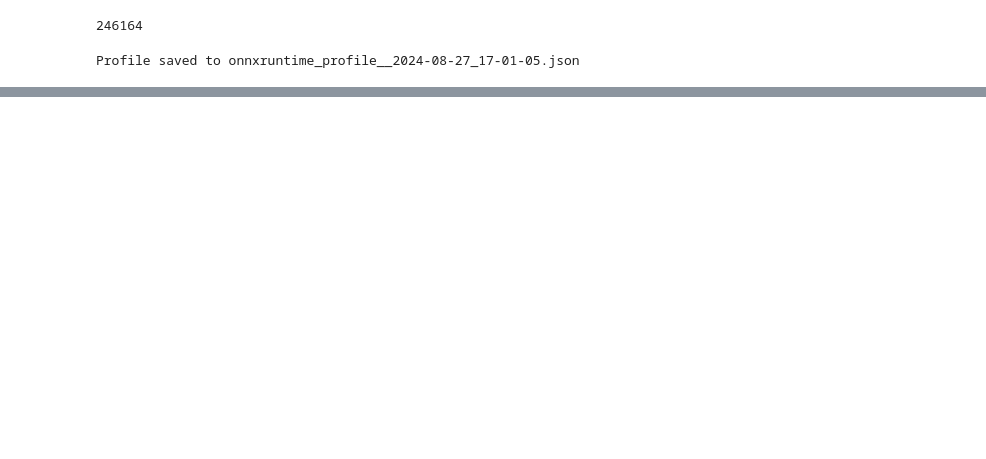
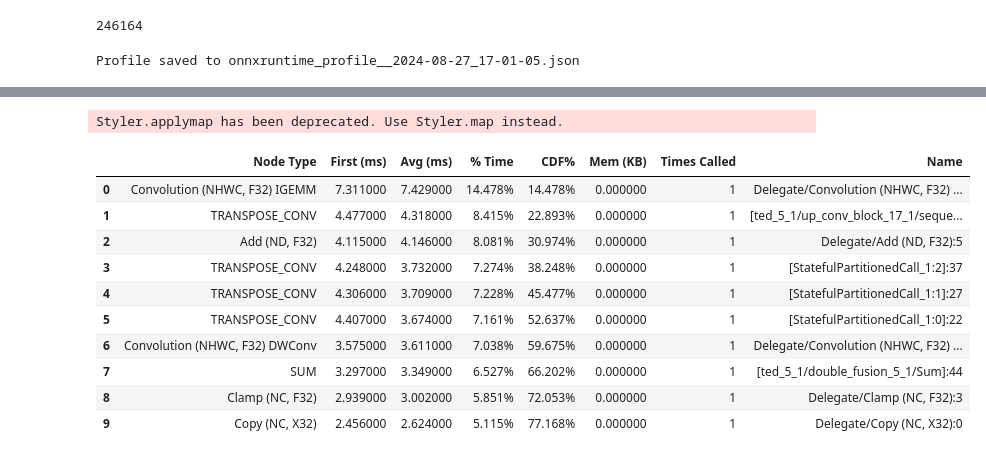
Before and after one commit to TrillionHQ/ContourModels, a Jupyter notebook: tflite_models/Untitled.ipynb, the cells around one changed output, grey strips where cells are left out. Saved outputs shown, nothing was run; the diff lists cells and outputs as text; code cells hidden in the pictures; blank space fills up the shorter version.

```diff
--- a/tflite_models/Untitled.ipynb
+++ b/tflite_models/Untitled.ipynb
@@ -204,0 +225,64 @@ Profile saved to onnxruntime_profile__2024-08-27_17-01-05.json
+# %%
+import pandas as pd
+import matplotlib.pyplot as plt
+import seaborn as sns
+from matplotlib.colors import LinearSegmentedColormap
+
+# Создание DataFrame с вашими данными
+data = {
+    "Node Type": [
+        "Convolution (NHWC, F32) IGEMM",
+        "TRANSPOSE_CONV",
+        "Add (ND, F32)",
+        "TRANSPOSE_CONV",
+        "TRANSPOSE_CONV",
+        "TRANSPOSE_CONV",
+        "Convolution (NHWC, F32) DWConv",
+        "SUM",
+        "Clamp (NC, F32)",
+        "Copy (NC, X32)"
+    ],
+    "First (ms)": [7.311, 4.477, 4.115, 4.248, 4.306, 4.407, 3.575, 3.297, 2.939, 2.456],
+    "Avg (ms)": [7.429, 4.318, 4.146, 3.732, 3.709, 3.674, 3.611, 3.349, 3.002, 2.624],
+    "% Time": ["14.478%", "8.415%", "8.081%", "7.274%", "7.228%", "7.161%", "7.038%", "6.527%", "5.851%", "5.115%"],
+    "CDF%": ["14.478%", "22.893%", "30.974%", "38.248%", "45.477%", "52.637%", "59.675%", "66.202%", "72.053%", "77.168%"],
+    "Mem (KB)": [0.000] * 10,
+    "Times Called": [1] * 10,
+    "Name": [
+        "Delegate/Convolution (NHWC, F32) IGEMM:2",
+        "[ted_5_1/up_conv_block_17_1/sequential_17_1/conv2d_transpose_22_1/add;ted_5_1/up_conv_block_17_1/sequential_17_1/conv2d_transpose_22_1/conv_transpose;]:32",
+        "Delegate/Add (ND, F32):5",
+        "[StatefulPartitionedCall_1:2]:37",
+        "[StatefulPartitionedCall_1:1]:27",
+        "[StatefulPartitionedCall_1:0]:22",
+        "Delegate/Convolution (NHWC, F32) DWConv:4",
+        "[ted_5_1/double_fusion_5_1/Sum]:44",
+        "Delegate/Clamp (NC, F32):3",
+        "Delegate/Copy (NC, X32):0"
+    ]
+}
+
+df = pd.DataFrame(data)
+
+# Создание пользовательской цветовой карты от белого к красному
+cmap = LinearSegmentedColormap.from_list('white_red', ['white', 'red'])
+
+# Применение условного форматирования к DataFrame
+def color_scale(val):
+    return f'background-color: {cmap(val / df["Avg (ms)"].max())}'
+
+styled_df = df.style.applymap(color_scale, subset=['Avg (ms)'])
+styled_df
+# %% [output]
+Styler.applymap has been deprecated. Use Styler.map instead.
+|  | Node Type | First (ms) | Avg (ms) | % Time | CDF% | Mem (KB) | Times Called | Name |
+| 0 | Convolution (NHWC, F32) IGEMM | 7.311000 | 7.429000 | 14.478% | 14.478% | 0.000000 | 1 | Delegate/Convolution (NHWC, F32) ... |
+| 1 | TRANSPOSE_CONV | 4.477000 | 4.318000 | 8.415% | 22.893% | 0.000000 | 1 | [ted_5_1/up_conv_block_17_1/seque... |
+| 2 | Add (ND, F32) | 4.115000 | 4.146000 | 8.081% | 30.974% | 0.000000 | 1 | Delegate/Add (ND, F32):5 |
+| 3 | TRANSPOSE_CONV | 4.248000 | 3.732000 | 7.274% | 38.248% | 0.000000 | 1 | [StatefulPartitionedCall_1:2]:37 |
+| 4 | TRANSPOSE_CONV | 4.306000 | 3.709000 | 7.228% | 45.477% | 0.000000 | 1 | [StatefulPartitionedCall_1:1]:27 |
+| 5 | TRANSPOSE_CONV | 4.407000 | 3.674000 | 7.161% | 52.637% | 0.000000 | 1 | [StatefulPartitionedCall_1:0]:22 |
+| 6 | Convolution (NHWC, F32) DWConv | 3.575000 | 3.611000 | 7.038% | 59.675% | 0.000000 | 1 | Delegate/Convolution (NHWC, F32) ... |
+| 7 | SUM | 3.297000 | 3.349000 | 6.527% | 66.202% | 0.000000 | 1 | [ted_5_1/double_fusion_5_1/Sum]:44 |
+| 8 | Clamp (NC, F32) | 2.939000 | 3.002000 | 5.851% | 72.053% | 0.000000 | 1 | Delegate/Clamp (NC, F32):3 |
+| 9 | Copy (NC, X32) | 2.456000 | 2.624000 | 5.115% | 77.168% | 0.000000 | 1 | Delegate/Copy (NC, X32):0 |
```
Also changed, not shown: parts of 1 cell of this notebook, 7 other files.
